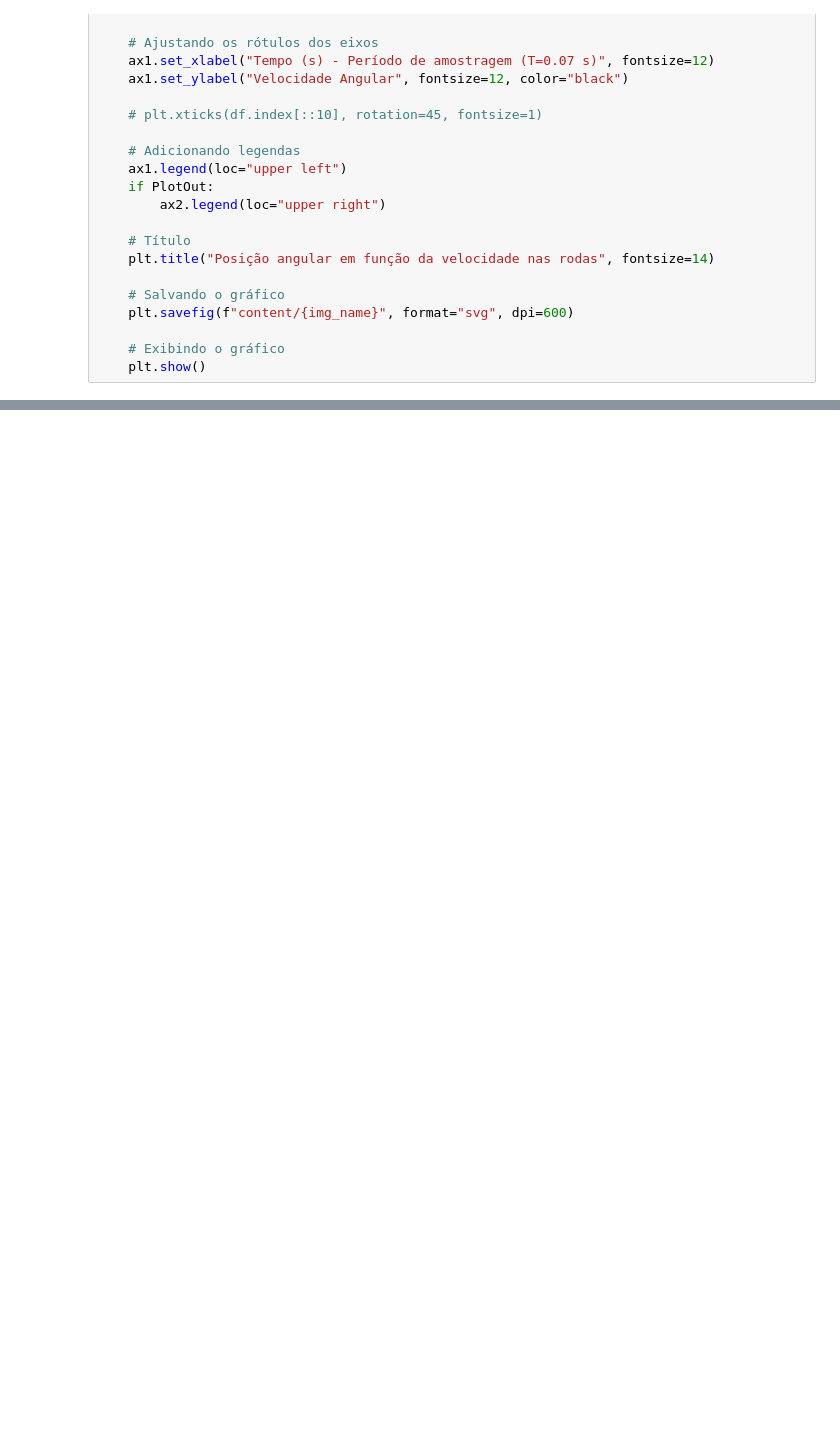
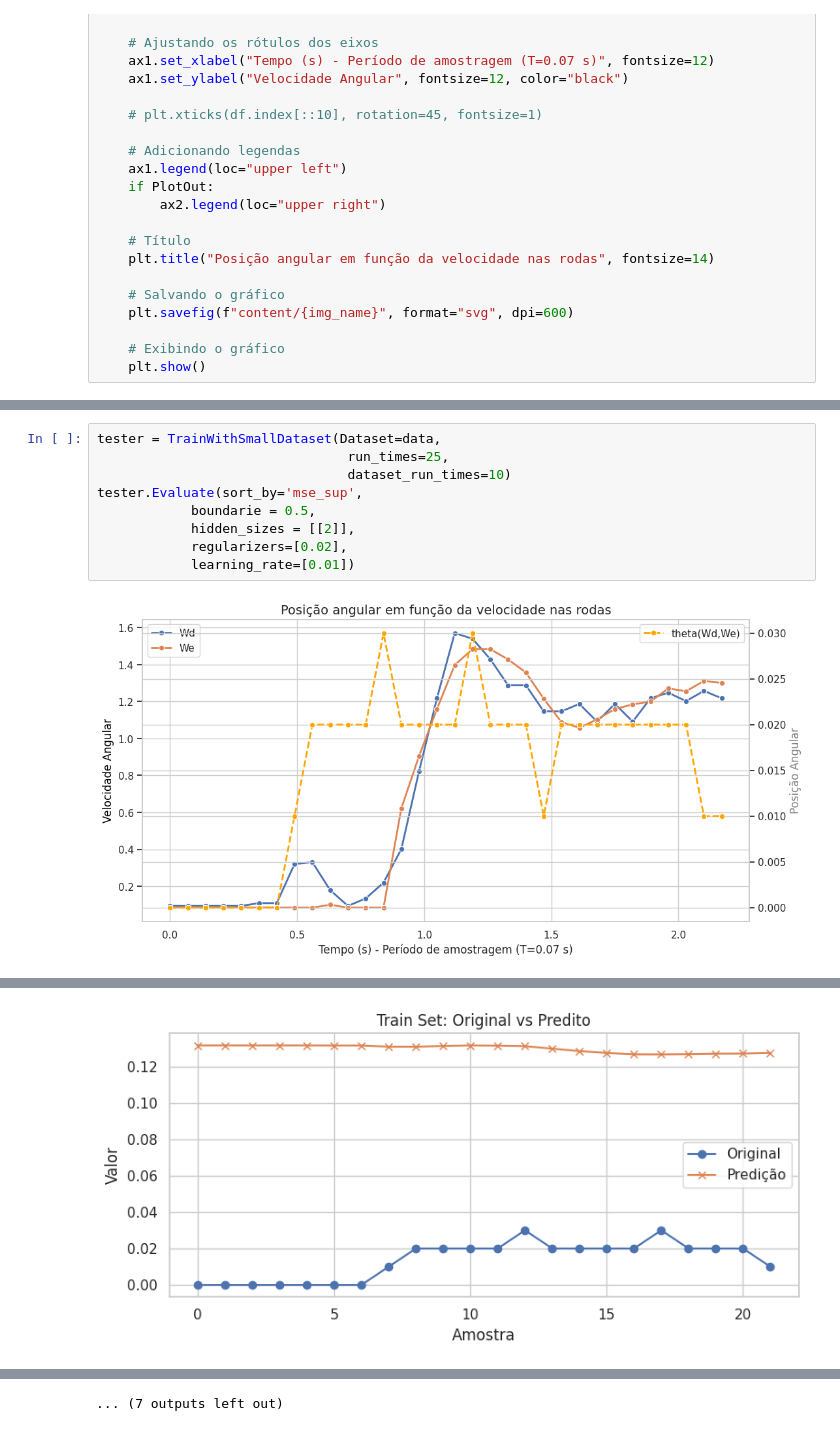
Before and after one commit to sarahmss/IC-2025.1, a Jupyter notebook: robot-data/Test00/Teste.ipynb, the cells around one changed output, grey strips where cells are left out. Saved outputs shown, nothing was run; the diff lists cells and outputs as text; blank space fills up the shorter version.

Commit message:
eval low data for robot

```diff
--- a/robot-data/Test00/Teste.ipynb
+++ b/robot-data/Test00/Teste.ipynb
@@ -176,0 +249,11 @@ class TrainWithSmallDataset:
+# %%
+tester = TrainWithSmallDataset(Dataset=data,
+                                run_times=25,
+                                dataset_run_times=10)
+tester.Evaluate(sort_by='mse_sup',
+            boundarie = 0.5,
+            hidden_sizes = [[2]],
+            regularizers=[0.02],
+            learning_rate=[0.01])
+# %% [output]
+[figure, added]
@@ -176,0 +267 @@ class TrainWithSmallDataset:
+[figure, added]
@@ -176,0 +282 @@ class TrainWithSmallDataset:
+... (7 outputs left out)
```
Also changed, not shown: parts of 4 cells of this notebook, 29 other files.
